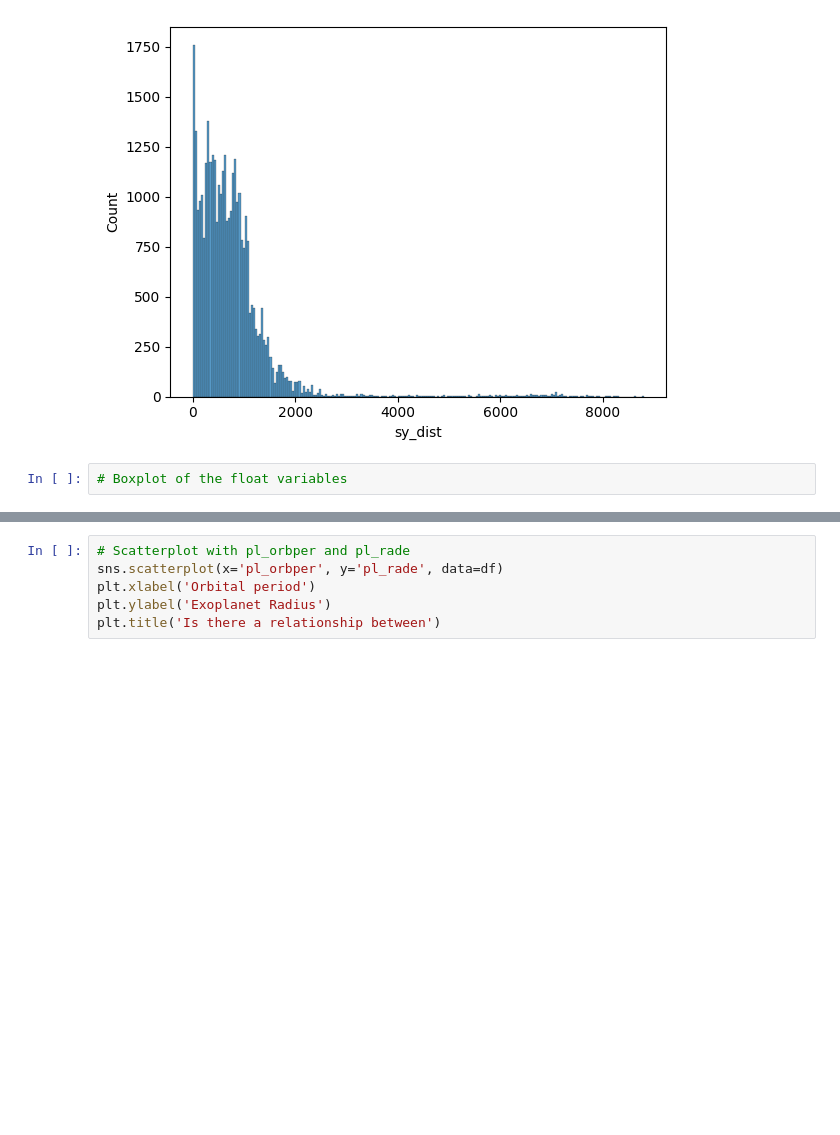
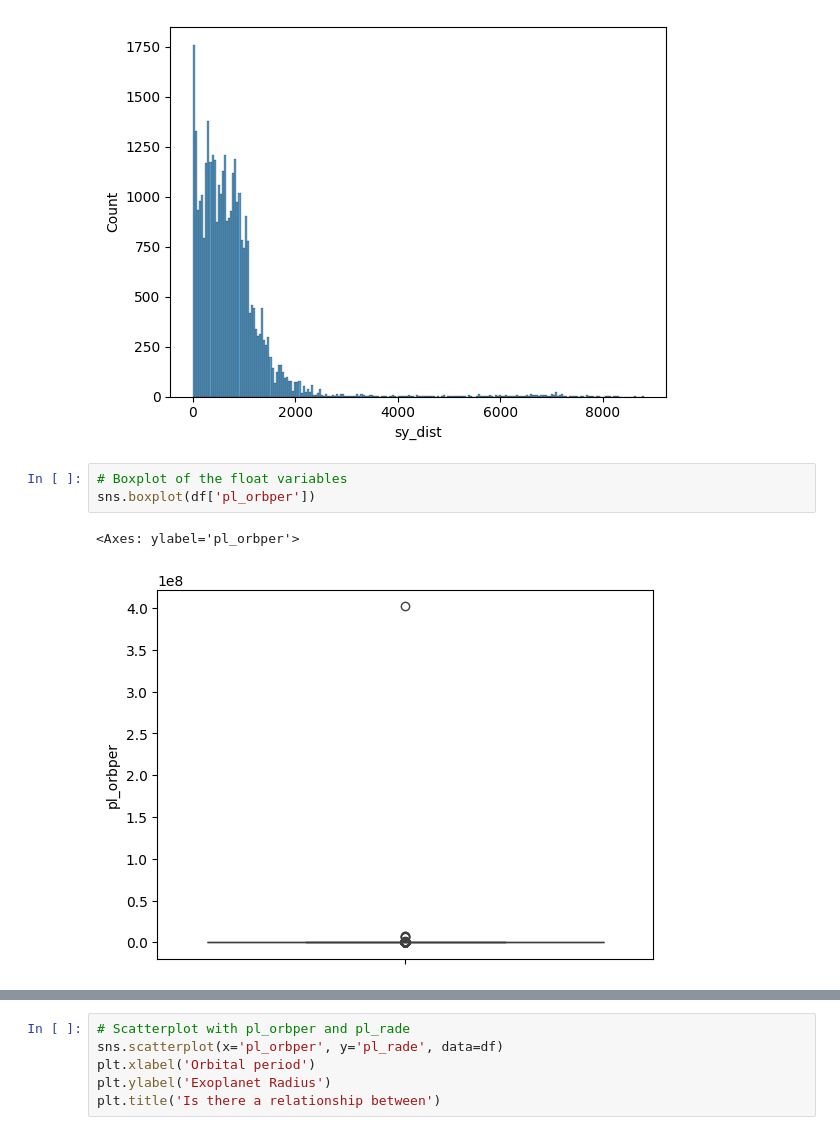
Before and after one commit to AlejandroBlancoFernandez/ExoplanetEDA, a Jupyter notebook: ExoplanetEDA.ipynb, the cells around one changed output, grey strips where cells are left out. Saved outputs shown, nothing was run; the diff lists cells and outputs as text; blank space fills up the shorter version.

Commit message:
More plots

```diff
--- a/ExoplanetEDA.ipynb
+++ b/ExoplanetEDA.ipynb
@@ -404,3 +404,7 @@ sns.histplot(df['sy_dist'])
 [figure]
 # %%
 # Boxplot of the float variables
+sns.boxplot(df['pl_orbper'])
+# %% [output]
+<Axes: ylabel='pl_orbper'>
+[figure, added]
```
Also changed, not shown: parts of 6 cells of this notebook.
